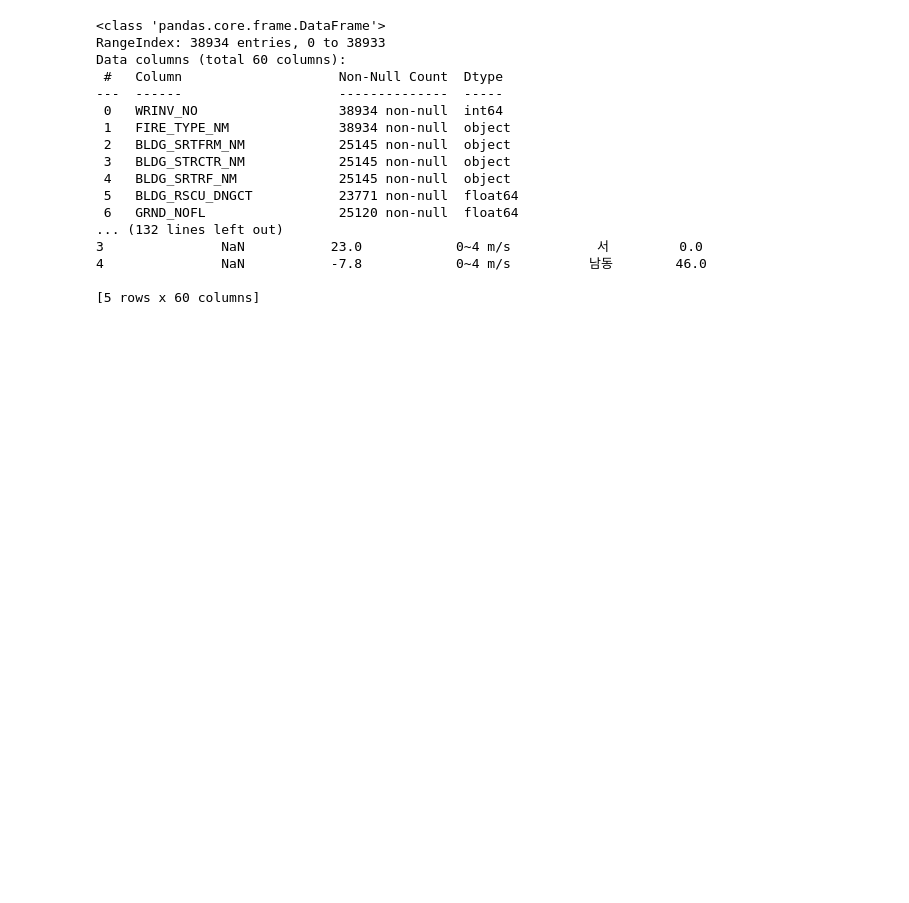
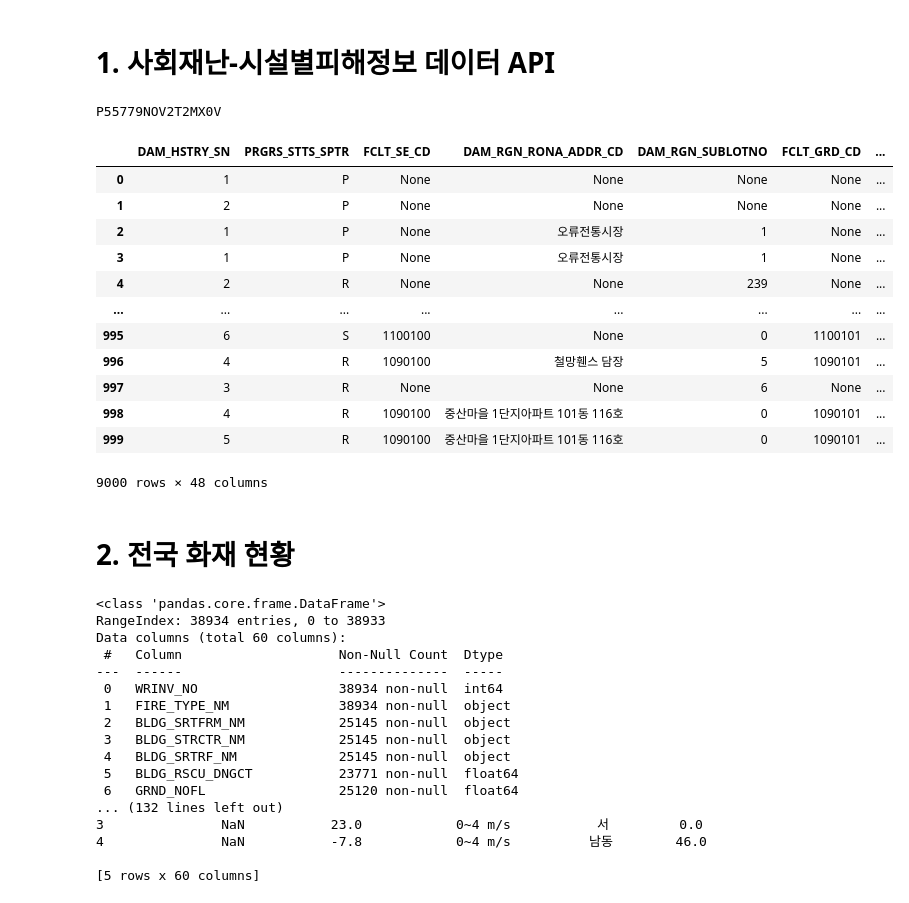
Before and after one commit to KimSeonJ-2134/myproject, a Jupyter notebook: temp_소방프로젝트.ipynb, the cells around one changed output. Saved outputs shown, nothing was run; the diff lists cells and outputs as text; code cells hidden in the pictures; blank space fills up the shorter version.

```diff
--- a/temp_소방프로젝트.ipynb
+++ b/temp_소방프로젝트.ipynb
@@ -4,0 +10,44 @@ import seaborn as sns
+# %% [markdown]
+# 1. 사회재난-시설별피해정보 데이터 API
+# %%
+load_dotenv()
+print(os.getenv("SAFETY_DATA_API_KEY"))
+# %% [output]
+P55779NOV2T2MX0V
+# %%
+base_url = "https://www.safetydata.go.kr/V2/api/DSSP-IF-10693"
+
+serviceKey = os.getenv("SAFETY_DATA_API_KEY")
+page_start = 1
+page_end = 10
+
+SAFETY_DATA_FRAME = pd.DataFrame([])
+
+for i in range(page_start, page_end) :
+    payloads = {
+        "serviceKey": serviceKey,
+        "returnType": "json",
+        "pageNo": i,
+        "numOfRows": "1000",
+    }
+
+    response = requests.get(base_url, params=payloads)
+    response.json()
+    TEMP_DATA_FRAME = pd.DataFrame(response.json()["body"])
+    SAFETY_DATA_FRAME = pd.concat([SAFETY_DATA_FRAME, TEMP_DATA_FRAME])
+# %%
+SAFETY_DATA_FRAME
+# %% [output]
+|  | DAM_HSTRY_SN | PRGRS_STTS_SPTR | FCLT_SE_CD | DAM_RGN_RONA_ADDR_CD | DAM_RGN_SUBLOTNO | FCLT_GRD_CD | ... |
+| 0 | 1 | P | None | None | None | None | ... |
+| 1 | 2 | P | None | None | None | None | ... |
+| 2 | 1 | P | None | 오류전통시장 | 1 | None | ... |
+| 3 | 1 | P | None | 오류전통시장 | 1 | None | ... |
+| 4 | 2 | R | None | None | 239 | None | ... |
+| ... | ... | ... | ... | ... | ... | ... | ... |
+| 995 | 6 | S | 1100100 | None | 0 | 1100101 | ... |
+| 996 | 4 | R | 1090100 | 철망휀스 담장 | 5 | 1090101 | ... |
+| 997 | 3 | R | None | None | 6 | None | ... |
+| 998 | 4 | R | 1090100 | 중산마을 1단지아파트 101동 116호 | 0 | 1090101 | ... |
+| 999 | 5 | R | 1090100 | 중산마을 1단지아파트 101동 116호 | 0 | 1090101 | ... |
+9000 rows × 48 columns
@@ -5,3 +56,5 @@ import seaborn as sns
+# %% [markdown]
+# 2. 전국 화재 현황
 # %%
 # 데이터 불러오기 (파일명은 실제 파일명으로 변경)
 df = pd.read_csv('data/전국 화재 현황_csv_2023_전국.csv')
```
Also changed, not shown: parts of 2 cells of this notebook.
